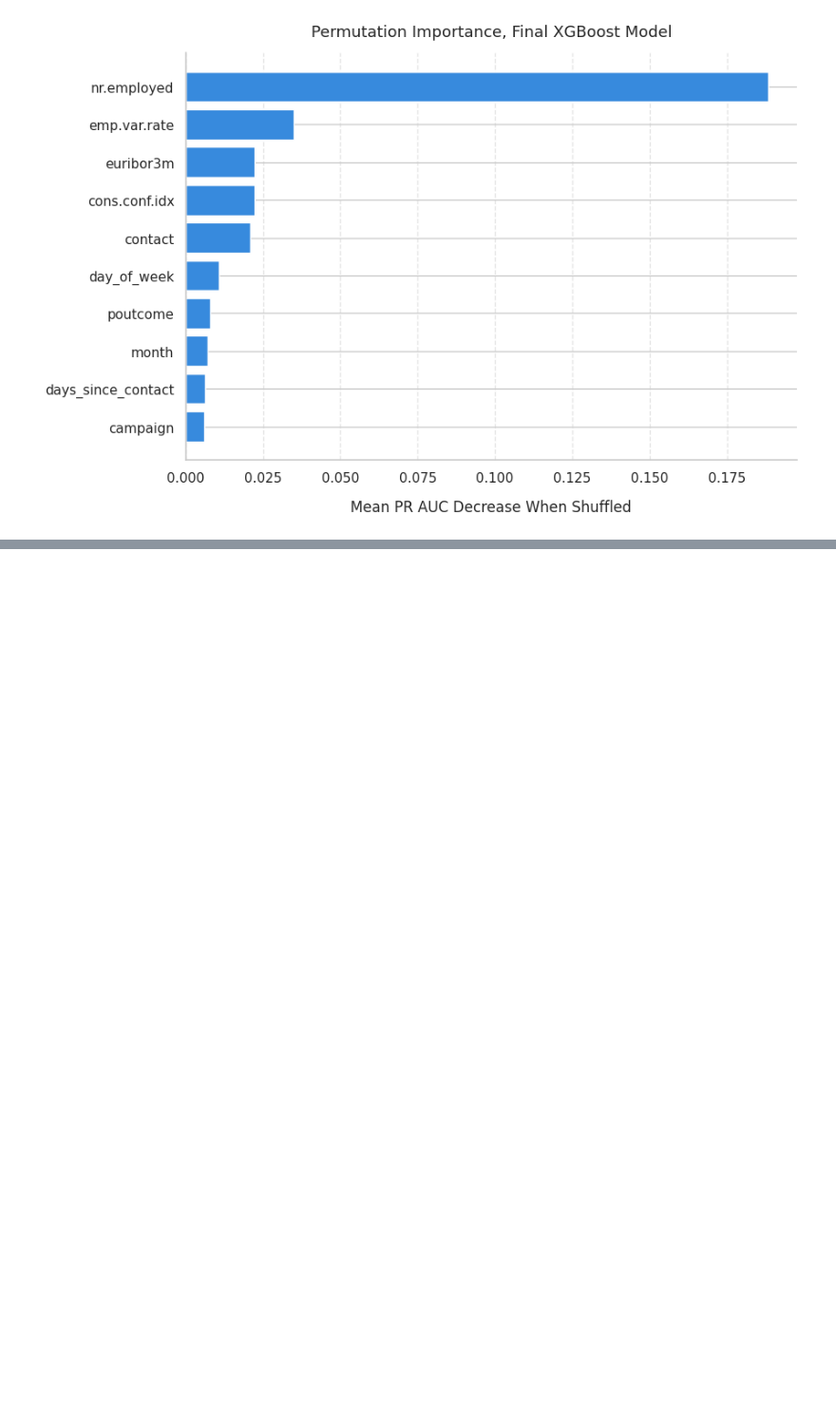
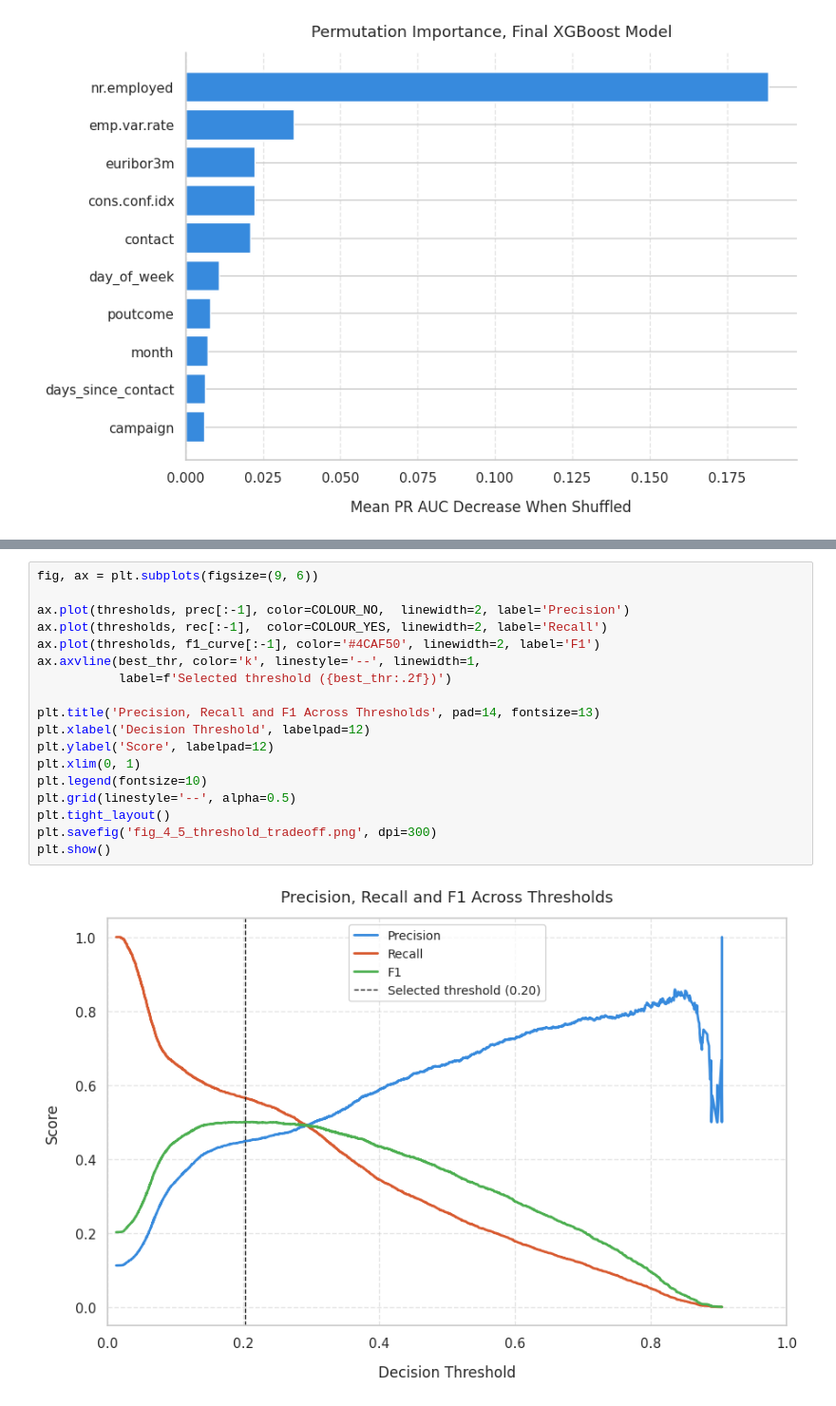
Before and after one commit to Nkengfack/Bank_marketing_ml_Classifications, a Jupyter notebook: bank_marketing_ML_perfomance.ipynb, the cells around one changed output, grey strips where cells are left out. Shown at 95% size. Drawn from its saved outputs; the diff is of its cells as text; blank space fills up the shorter version.

Commit message:
Threshold Decision

```diff
--- a/bank_marketing_ML_perfomance.ipynb
+++ b/bank_marketing_ML_perfomance.ipynb
@@ -1270,0 +1277,20 @@ plt.show()
+# %%
+fig, ax = plt.subplots(figsize=(9, 6))
+
+ax.plot(thresholds, prec[:-1], color=COLOUR_NO,  linewidth=2, label='Precision')
+ax.plot(thresholds, rec[:-1],  color=COLOUR_YES, linewidth=2, label='Recall')
+ax.plot(thresholds, f1_curve[:-1], color='#4CAF50', linewidth=2, label='F1')
+ax.axvline(best_thr, color='k', linestyle='--', linewidth=1,
+           label=f'Selected threshold ({best_thr:.2f})')
+
+plt.title('Precision, Recall and F1 Across Thresholds', pad=14, fontsize=13)
+plt.xlabel('Decision Threshold', labelpad=12)
+plt.ylabel('Score', labelpad=12)
+plt.xlim(0, 1)
+plt.legend(fontsize=10)
+plt.grid(linestyle='--', alpha=0.5)
+plt.tight_layout()
+plt.savefig('fig_4_5_threshold_tradeoff.png', dpi=300)
+plt.show()
+# %% [output]
+[figure, added]
```
Also changed, not shown: parts of 1 cell of this notebook.
